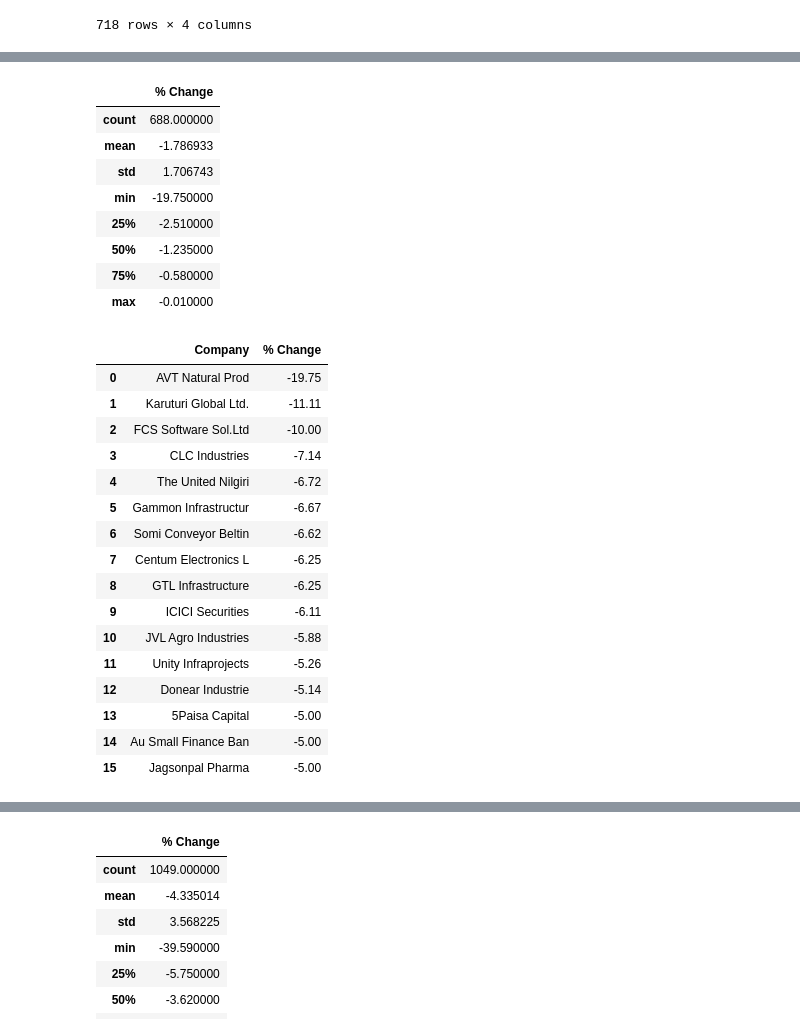
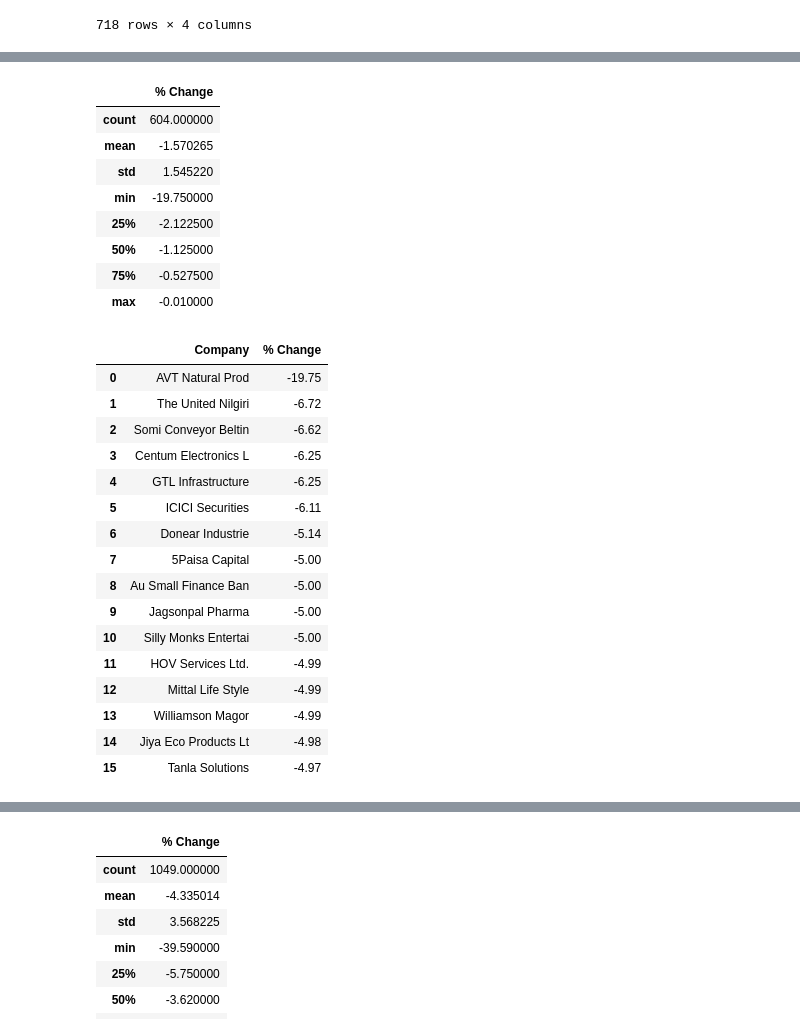
Before and after one commit to CodeChefVIT/Stocker, a Jupyter notebook: ML/scraping/Plots.ipynb, the cells around one changed output, grey strips where cells are left out. Cells and saved outputs as stored; diff of their text form; code cells hidden in the pictures.

```diff
--- a/ML/scraping/Plots.ipynb
+++ b/ML/scraping/Plots.ipynb
@@ -102,17 +102,17 @@ plt.savefig('monthly_top_gainers.png', bbox_inches='tight')
 # %% [output]
 [drawing not drawn]
 # %%
-data1 = pd.read_csv("daily_top_losers.csv")
+data1 = pd.read_csv("losers/daily_top_losers.csv")
 data1.describe()
 # %% [output]
 |  | % Change |
-| count | 688.000000 |
-| mean | -1.786933 |
-| std | 1.706743 |
+| count | 604.000000 |
+| mean | -1.570265 |
+| std | 1.545220 |
 | min | -19.750000 |
-| 25% | -2.510000 |
-| 50% | -1.235000 |
-| 75% | -0.580000 |
+| 25% | -2.122500 |
+| 50% | -1.125000 |
+| 75% | -0.527500 |
 | max | -0.010000 |
 # %%
 data1_clean = data1[:16]
@@ -120,21 +120,21 @@ data1_clean
 # %% [output]
 |  | Company | % Change |
 | 0 | AVT Natural Prod | -19.75 |
-| 1 | Karuturi Global Ltd. | -11.11 |
-| 2 | FCS Software Sol.Ltd | -10.00 |
-| 3 | CLC Industries | -7.14 |
-| 4 | The United Nilgiri | -6.72 |
-| 5 | Gammon Infrastructur | -6.67 |
-| 6 | Somi Conveyor Beltin | -6.62 |
-| 7 | Centum Electronics L | -6.25 |
-| 8 | GTL Infrastructure | -6.25 |
-| 9 | ICICI Securities | -6.11 |
-| 10 | JVL Agro Industries | -5.88 |
-| 11 | Unity Infraprojects | -5.26 |
-| 12 | Donear Industrie | -5.14 |
-| 13 | 5Paisa Capital | -5.00 |
-| 14 | Au Small Finance Ban | -5.00 |
-| 15 | Jagsonpal Pharma | -5.00 |
+| 1 | The United Nilgiri | -6.72 |
+| 2 | Somi Conveyor Beltin | -6.62 |
+| 3 | Centum Electronics L | -6.25 |
+| 4 | GTL Infrastructure | -6.25 |
+| 5 | ICICI Securities | -6.11 |
+| 6 | Donear Industrie | -5.14 |
+| 7 | 5Paisa Capital | -5.00 |
+| 8 | Au Small Finance Ban | -5.00 |
+| 9 | Jagsonpal Pharma | -5.00 |
+| 10 | Silly Monks Entertai | -5.00 |
+| 11 | HOV Services Ltd. | -4.99 |
+| 12 | Mittal Life Style | -4.99 |
+| 13 | Williamson Magor | -4.99 |
+| 14 | Jiya Eco Products Lt | -4.98 |
+| 15 | Tanla Solutions | -4.97 |
 # %%
 ax1 = data1_clean.plot.bar(x = 'Company', y = '% Change', title = 'Daily Top Losers', color='Black')
 plt.savefig('daily_top_losers.png', bbox_inches='tight')
```
Also changed, not shown: parts of 5 cells of this notebook, 2 other files.
